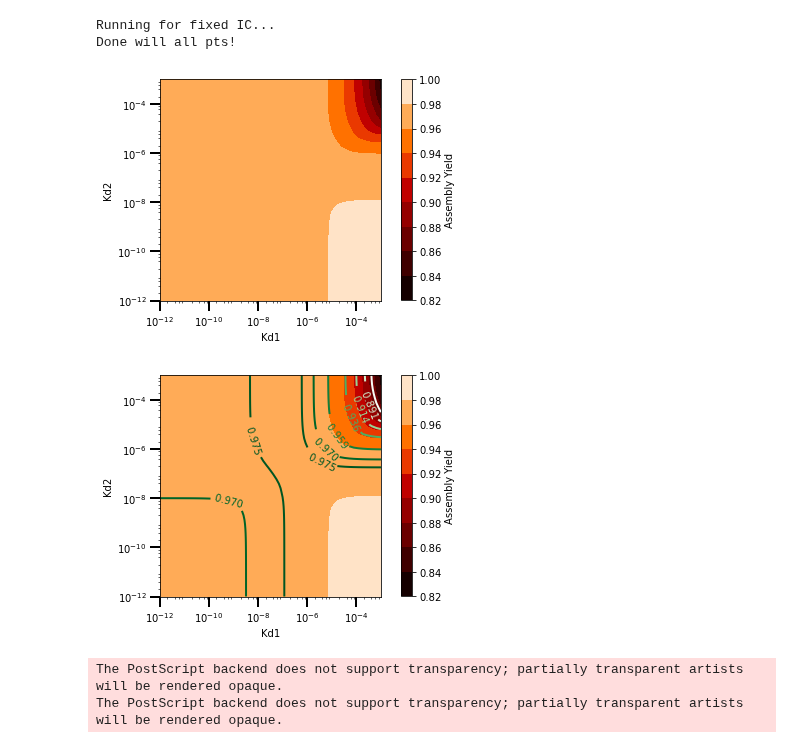
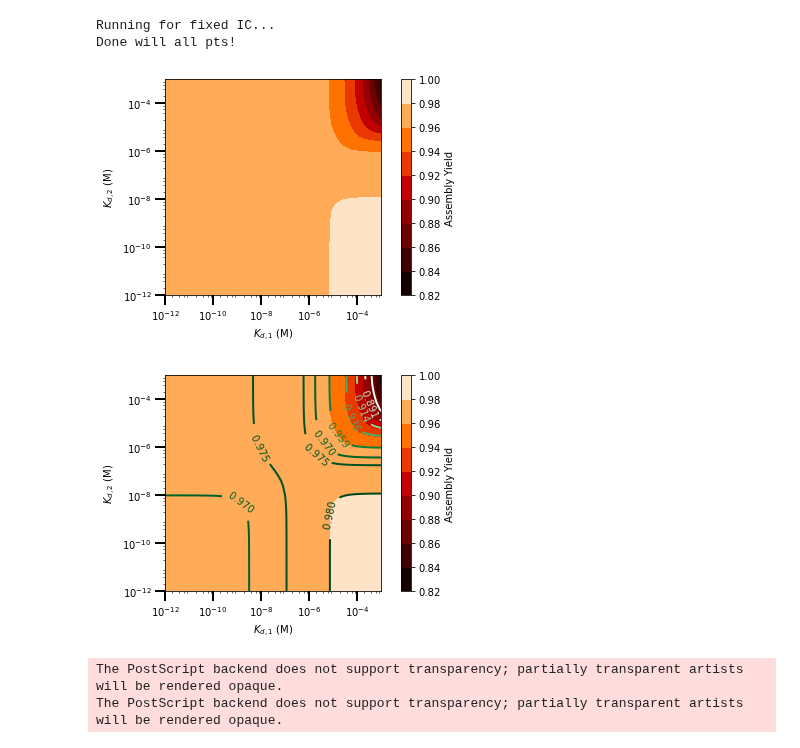
Before and after one commit to llagunes-324B21/Persephone_SR, a Jupyter notebook: May_2022/LL_SR_05_2022.ipynb, the cells around one changed output. Drawn from its saved outputs; the diff is of its cells as text; code cells hidden in the pictures.

Commit message:
plot tc w and wo synth/deg final edits -LL

```diff
--- a/May_2022/LL_SR_05_2022.ipynb
+++ b/May_2022/LL_SR_05_2022.ipynb
@@ -1143,19 +1144,21 @@ locmin = matplotlib.ticker.LogLocator(base=10.0,subs=(0.2,0.4,0.6,0.8),numticks=
 ax.xaxis.set_minor_locator(locmin); ax.yaxis.set_minor_locator(locmin)
 ax.yaxis.set_minor_formatter(matplotlib.ticker.NullFormatter())
 
-ax.set_xlabel('Kd1', fontsize=10)
-ax.set_ylabel('Kd2', fontsize=10)
+ax.set_xlabel('$K_{d,1}$ (M)', fontsize=10)
+ax.set_ylabel('$K_{d,2}$ (M)', fontsize=10)
 
 # plt.show()
 # save figure
 plt.tight_layout()
 plt.savefig('LL_SR_heatmap_AYvsKd1vsKd2_n50_synthDeg_KDic_'+today+'.eps')
 # %% [output]
-[figure, old version]
+[figure, new version]
 # %%
 # ---------------------------------------------------
 # --- Plot AY vs Kd1 vs Kd2 HEATMAP w contours ---
 # ---------------------------------------------------
+
+AYmatPlt=kd1_kd2_AY_mat
 
 fig, ax = plt.subplots()
 # im = ax.imshow(AYmatPlt)
@@ -1171,37 +1174,37 @@ ax.set_aspect('equal')
 # get ticks on log scale
 ax.tick_params(axis="x", direction="out", length=10, width=2, color="black")
 ax.tick_params(axis="y", direction="out", length=10, width=2, color="black")
 
 locmin = matplotlib.ticker.LogLocator(base=10.0,subs=(0.2,0.4,0.6,0.8),numticks=12)
 ax.xaxis.set_minor_locator(locmin); ax.yaxis.set_minor_locator(locmin)
 ax.yaxis.set_minor_formatter(matplotlib.ticker.NullFormatter())
 
-ax.set_xlabel('Kd1', fontsize=10)
-ax.set_ylabel('Kd2', fontsize=10)
+ax.set_xlabel('$K_{d,1}$ (M)', fontsize=10)
+ax.set_ylabel('$K_{d,2}$ (M)', fontsize=10)
 
 
 levels = [0.869, 0.891,
                     0.914,0.936,
                     0.959,0.97,
-                    0.975, 0.981
+                    0.975, 0.98 #1.00
                     ]
 
 CS = ax.contour(allKd2, allKd1, AYmatPlt, levels,
                 origin ='lower',
                 cmap ='Greens',
                 linewidths = 2,
                 extent =(-1, 1, -1, 1))
 
 ax.clabel(CS, levels,
           inline = 1,
           fmt ='% 1.3f',
           fontsize = 10)
 
 # --- save plot ---
 plt.tight_layout()
 plt.savefig('LL_SR_heatmap_AYvsKd1vsKd2_synthDeg_contours_'+today+'.eps')
 # %% [output]
-[figure, old version]
+[figure, new version]
 # %%
 # ---------------------------------------------------
 # --- Assembly Yield time courses no synth/deg---
```
Also changed, not shown: parts of 1 cell of this notebook.
